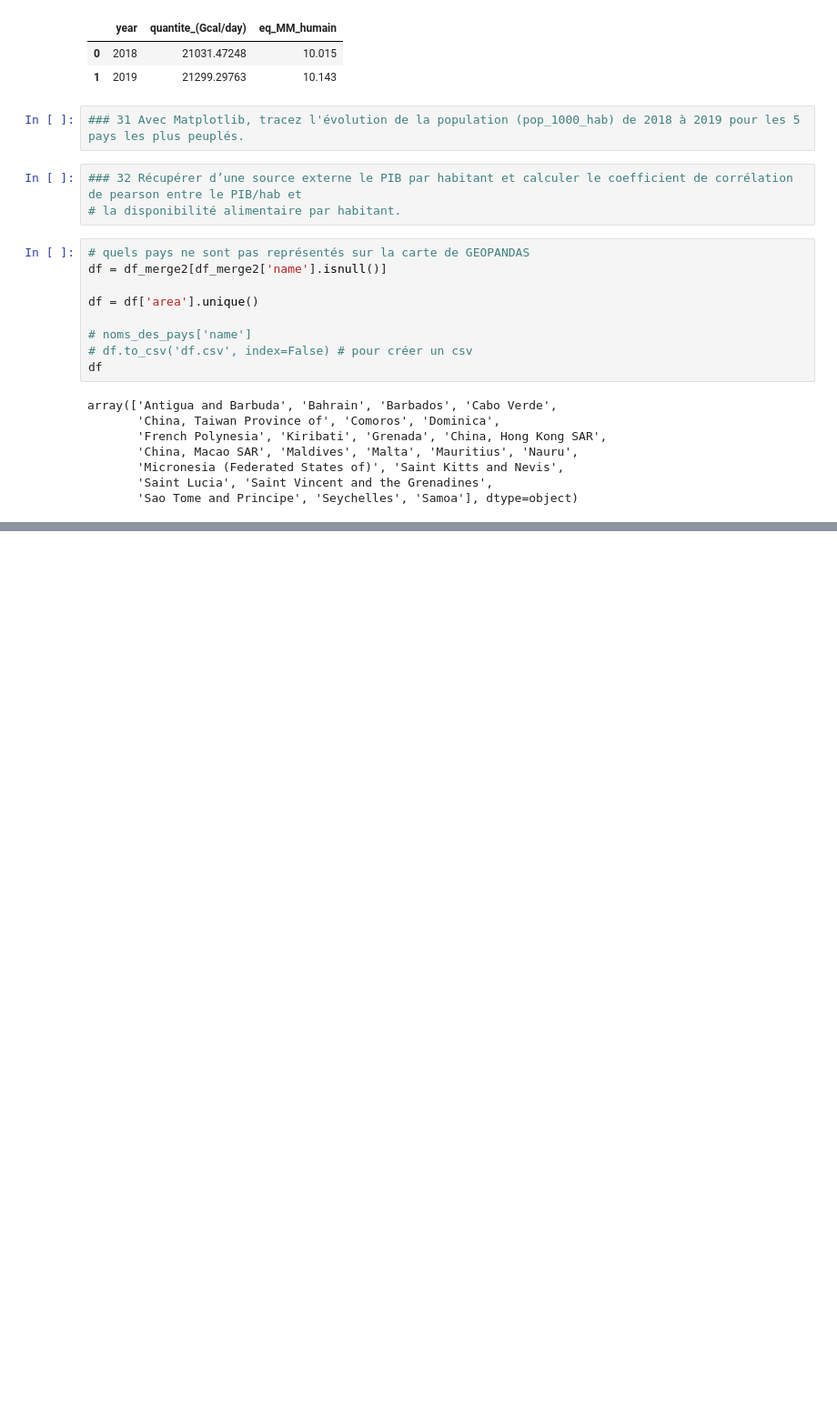
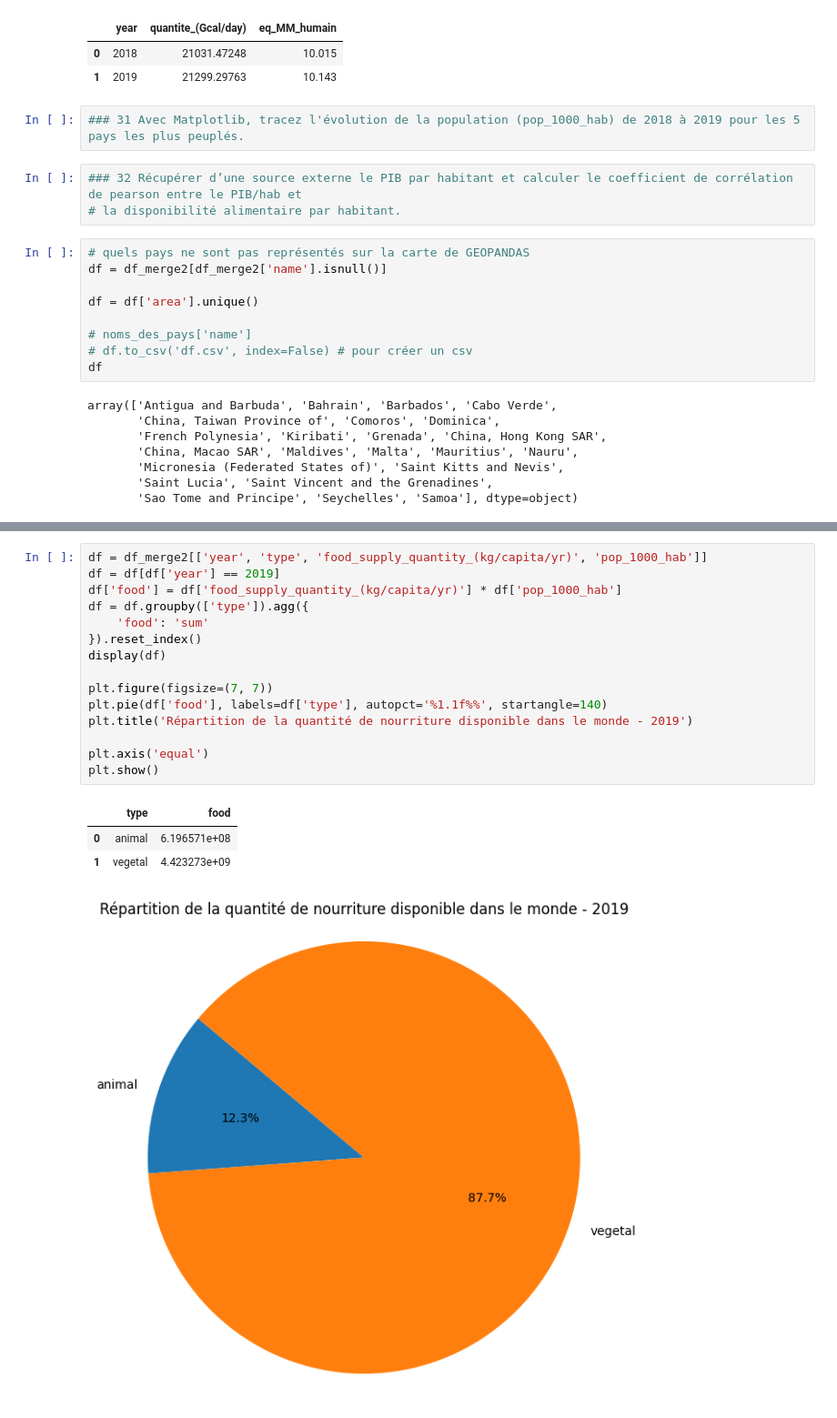
Before and after one commit to Hamza-Benhammou/brief_data_CCH, a Jupyter notebook: chris_test.ipynb, the cells around one changed output, grey strips where cells are left out. Shown at 91% size. Cells and saved outputs as stored; diff of their text form; blank space fills up the shorter version.

```diff
--- a/chris_test.ipynb
+++ b/chris_test.ipynb
@@ -1173,0 +1229,20 @@ plt.show()
+# %%
+df = df_merge2[['year', 'type', 'food_supply_quantity_(kg/capita/yr)', 'pop_1000_hab']]
+df = df[df['year'] == 2019]
+df['food'] = df['food_supply_quantity_(kg/capita/yr)'] * df['pop_1000_hab']
+df = df.groupby(['type']).agg({
+    'food': 'sum'
+}).reset_index()
+display(df)
+
+plt.figure(figsize=(7, 7))
+plt.pie(df['food'], labels=df['type'], autopct='%1.1f%%', startangle=140)
+plt.title('Répartition de la quantité de nourriture disponible dans le monde - 2019')
+
+plt.axis('equal')
+plt.show()
+# %% [output]
+|  | type | food |
+| 0 | animal | 6.196571e+08 |
+| 1 | vegetal | 4.423273e+09 |
+[figure, added]
```
Also changed, not shown: parts of 14 cells of this notebook, 2 other files.
